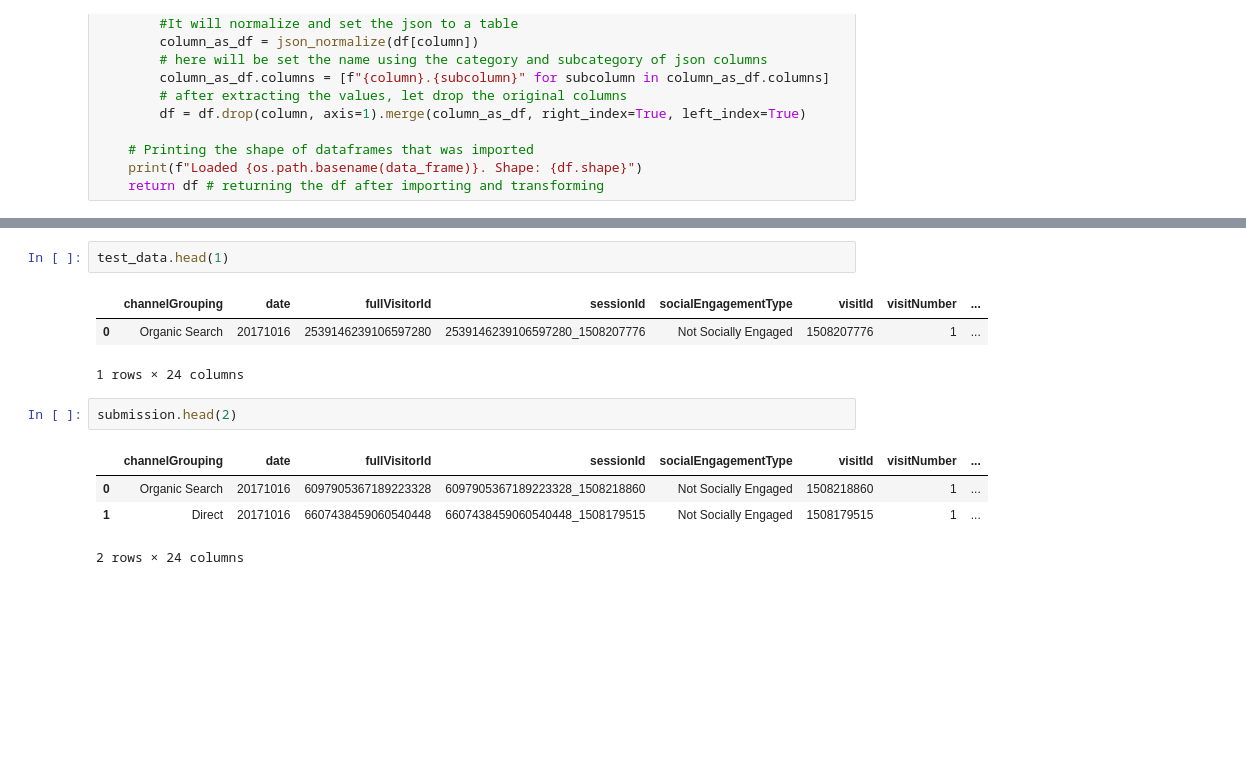
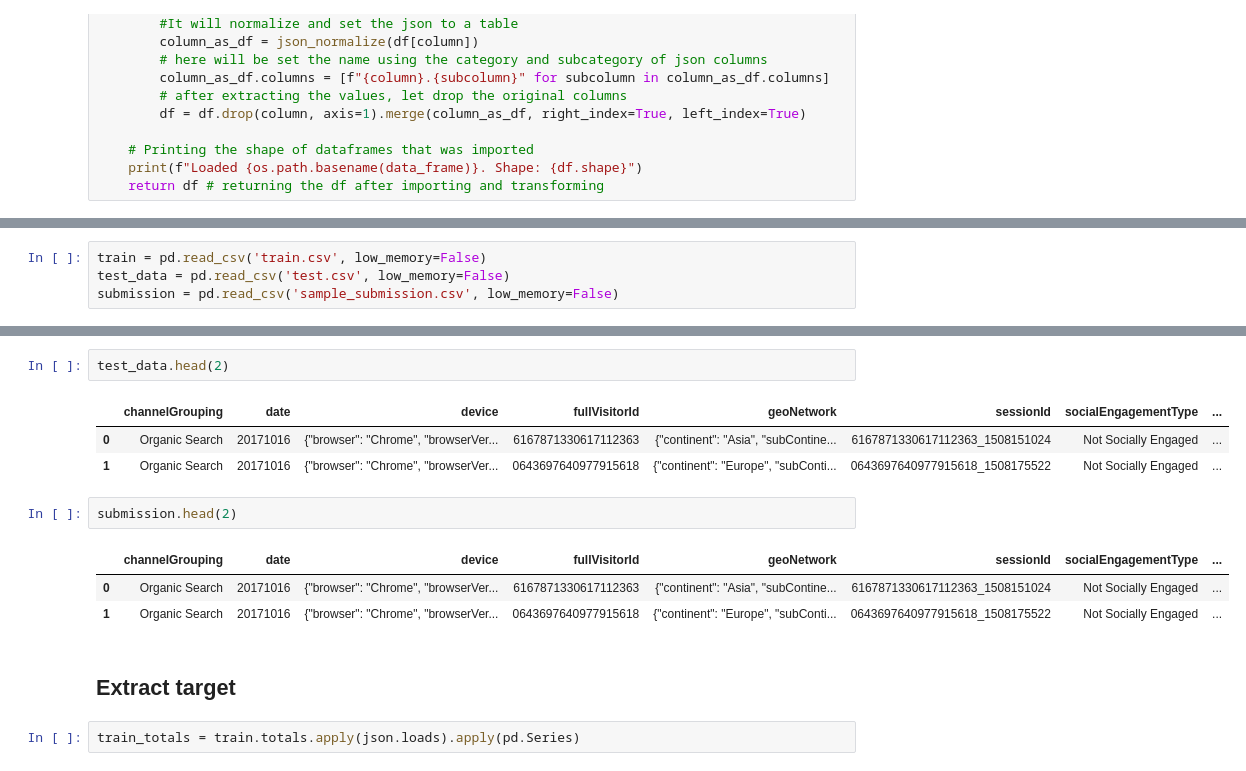
Before and after one commit to beeqb/shop_revenue_prediction, a Jupyter notebook: gstore_competition.ipynb, the cells around one changed output, grey strips where cells are left out. Cells and saved outputs as stored; diff of their text form; blank space fills up the shorter version.

```diff
--- a/gstore_competition.ipynb
+++ b/gstore_competition.ipynb
@@ -196,3 +95,7 @@ Index(['channelGrouping', 'date', 'fullVisitorId', 'sessionId',
+# %%
+train = pd.read_csv('train.csv', low_memory=False)
+test_data = pd.read_csv('test.csv', low_memory=False)
+submission = pd.read_csv('sample_submission.csv', low_memory=False)
 # %%
 train.head(2)
 # %% [output]
@@ -214,13 +105,16 @@ array(['{"campaign": "(not set)", "source": "google", "medium": "organic", "keyw
 # %%
-test_data.head(1)
+test_data.head(2)
 # %% [output]
-|  | channelGrouping | date | fullVisitorId | sessionId | socialEngagementType | visitId | visitNumber | ... |
-| 0 | Organic Search | 20171016 | 2539146239106597280 | 2539146239106597280_1508207776 | Not Socially Engaged | 1508207776 | 1 | ... |
+|  | channelGrouping | date | device | fullVisitorId | geoNetwork | sessionId | socialEngagementType | ... |
+| 0 | Organic Search | 20171016 | {"browser": "Chrome", "browserVer... | 6167871330617112363 | {"continent": "Asia", "subContine... | 6167871330617112363_1508151024 | Not Socially Engaged | ... |
+| 1 | Organic Search | 20171016 | {"browser": "Chrome", "browserVer... | 0643697640977915618 | {"continent": "Europe", "subConti... | 0643697640977915618_1508175522 | Not Socially Engaged | ... |
-1 rows × 24 columns
 # %%
 submission.head(2)
 # %% [output]
-|  | channelGrouping | date | fullVisitorId | sessionId | socialEngagementType | visitId | visitNumber | ... |
-| 0 | Organic Search | 20171016 | 6097905367189223328 | 6097905367189223328_1508218860 | Not Socially Engaged | 1508218860 | 1 | ... |
-| 1 | Direct | 20171016 | 6607438459060540448 | 6607438459060540448_1508179515 | Not Socially Engaged | 1508179515 | 1 | ... |
+|  | channelGrouping | date | device | fullVisitorId | geoNetwork | sessionId | socialEngagementType | ... |
+| 0 | Organic Search | 20171016 | {"browser": "Chrome", "browserVer... | 6167871330617112363 | {"continent": "Asia", "subContine... | 6167871330617112363_1508151024 | Not Socially Engaged | ... |
+| 1 | Organic Search | 20171016 | {"browser": "Chrome", "browserVer... | 0643697640977915618 | {"continent": "Europe", "subConti... | 0643697640977915618_1508175522 | Not Socially Engaged | ... |
-2 rows × 24 columns
+# %% [markdown]
+## Extract target
+# %%
+train_totals = train.totals.apply(json.loads).apply(pd.Series)
```
Also changed, not shown: parts of 51 cells of this notebook.
